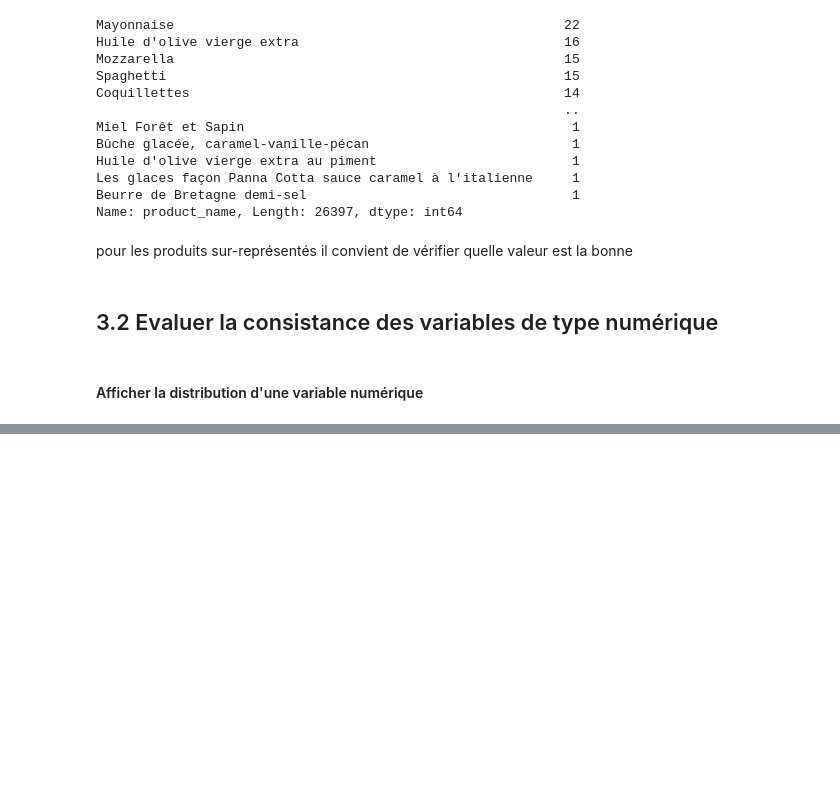
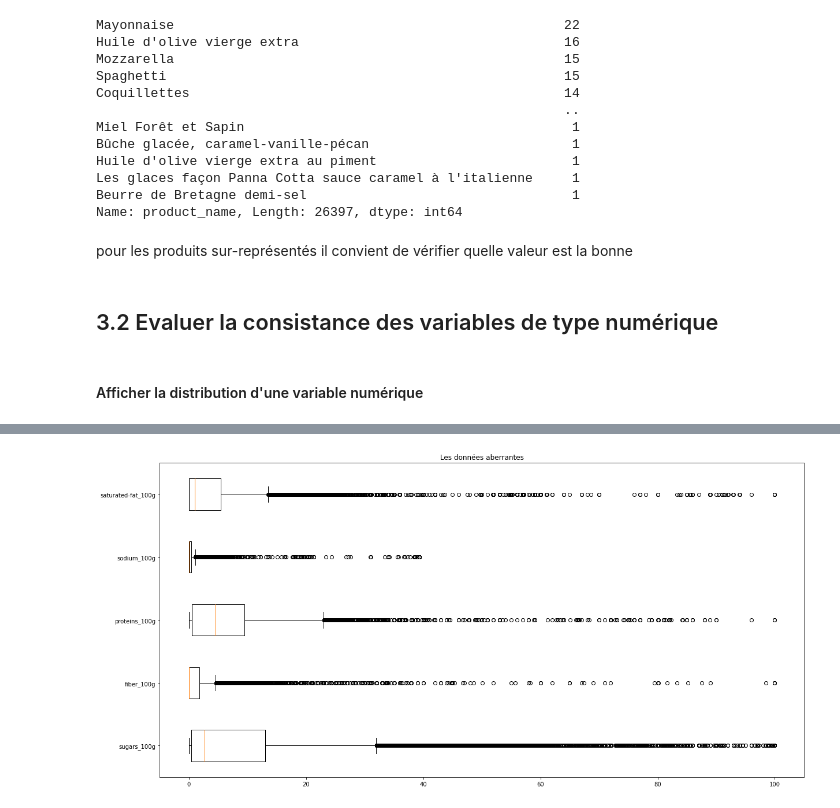
Before and after one commit to MarieDeSmedt/FoodFlix, a Jupyter notebook: notebook/Data_clean.ipynb, the cells around one changed output, grey strips where cells are left out. Drawn from its saved outputs; the diff is of its cells as text; code cells hidden in the pictures; blank space fills up the shorter version.

```diff
--- a/notebook/Data_clean.ipynb
+++ b/notebook/Data_clean.ipynb
@@ -165,0 +170,11 @@ TypeError: Horizontal orientation requires numeric `x` variable.
+# %%
+plt.figure(figsize = (20,10))
+ax = plt.boxplot(data, vert=False)
+
+
+plt.title('Les données aberrantes')
+plt.yticks([1, 2, 3,4,5], ['sugars_100g', 'fiber_100g', 'proteins_100g','sodium_100g','saturated-fat_100g' ])
+
+plt.show()
+# %% [output]
+[figure, added]
```
Also changed, not shown: parts of 9 cells of this notebook, 1 other file.
